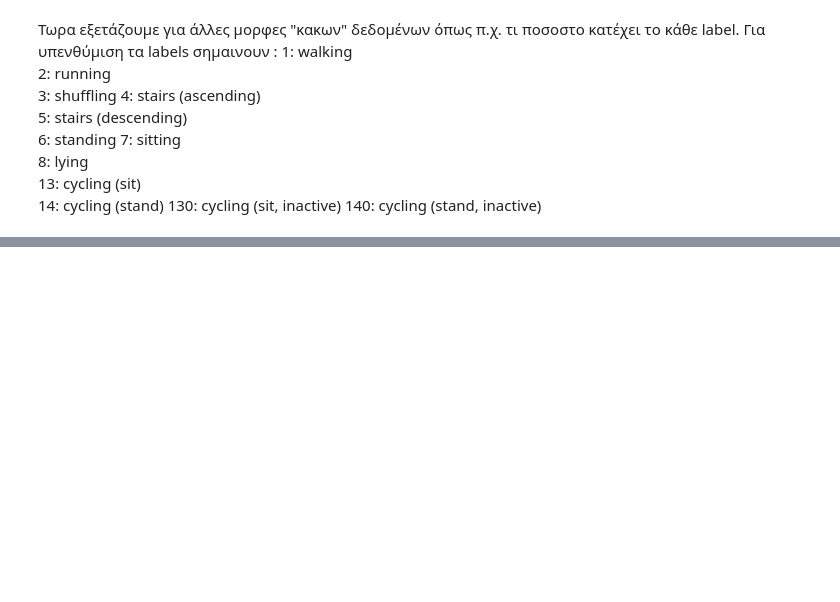
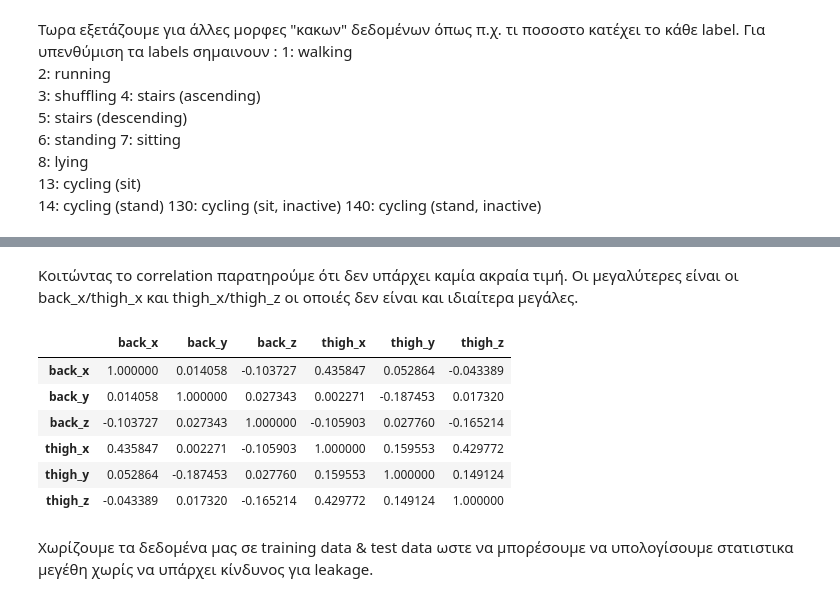
Before and after one commit to MorkosBorkos/Data-Mining, a Jupyter notebook: pre_processing.ipynb, the cells around one changed output, grey strips where cells are left out. Saved outputs shown, nothing was run; the diff lists cells and outputs as text; code cells hidden in the pictures; blank space fills up the shorter version.

```diff
--- a/pre_processing.ipynb
+++ b/pre_processing.ipynb
@@ -104,0 +114,15 @@ plt.show()
+# %% [markdown]
+Κοιτώντας το correlation παρατηρούμε ότι δεν υπάρχει καμία ακραία τιμή. Οι μεγαλύτερες είναι οι back_x/thigh_x και thigh_x/thigh_z οι οποιές δεν είναι και ιδιαίτερα μεγάλες.
+# %%
+tempdf = df.drop(columns=['timestamp','label'])
+tempdf.corr()
+# %% [output]
+|  | back_x | back_y | back_z | thigh_x | thigh_y | thigh_z |
+| back_x | 1.000000 | 0.014058 | -0.103727 | 0.435847 | 0.052864 | -0.043389 |
+| back_y | 0.014058 | 1.000000 | 0.027343 | 0.002271 | -0.187453 | 0.017320 |
+| back_z | -0.103727 | 0.027343 | 1.000000 | -0.105903 | 0.027760 | -0.165214 |
+| thigh_x | 0.435847 | 0.002271 | -0.105903 | 1.000000 | 0.159553 | 0.429772 |
+| thigh_y | 0.052864 | -0.187453 | 0.027760 | 0.159553 | 1.000000 | 0.149124 |
+| thigh_z | -0.043389 | 0.017320 | -0.165214 | 0.429772 | 0.149124 | 1.000000 |
+# %% [markdown]
+Χωρίζουμε τα δεδομένα μας σε training data & test data ωστε να μπορέσουμε να υπολογίσουμε στατιστικα μεγέθη χωρίς να υπάρχει κίνδυνος για leakage.
```
Also changed, not shown: parts of 11 cells of this notebook.
